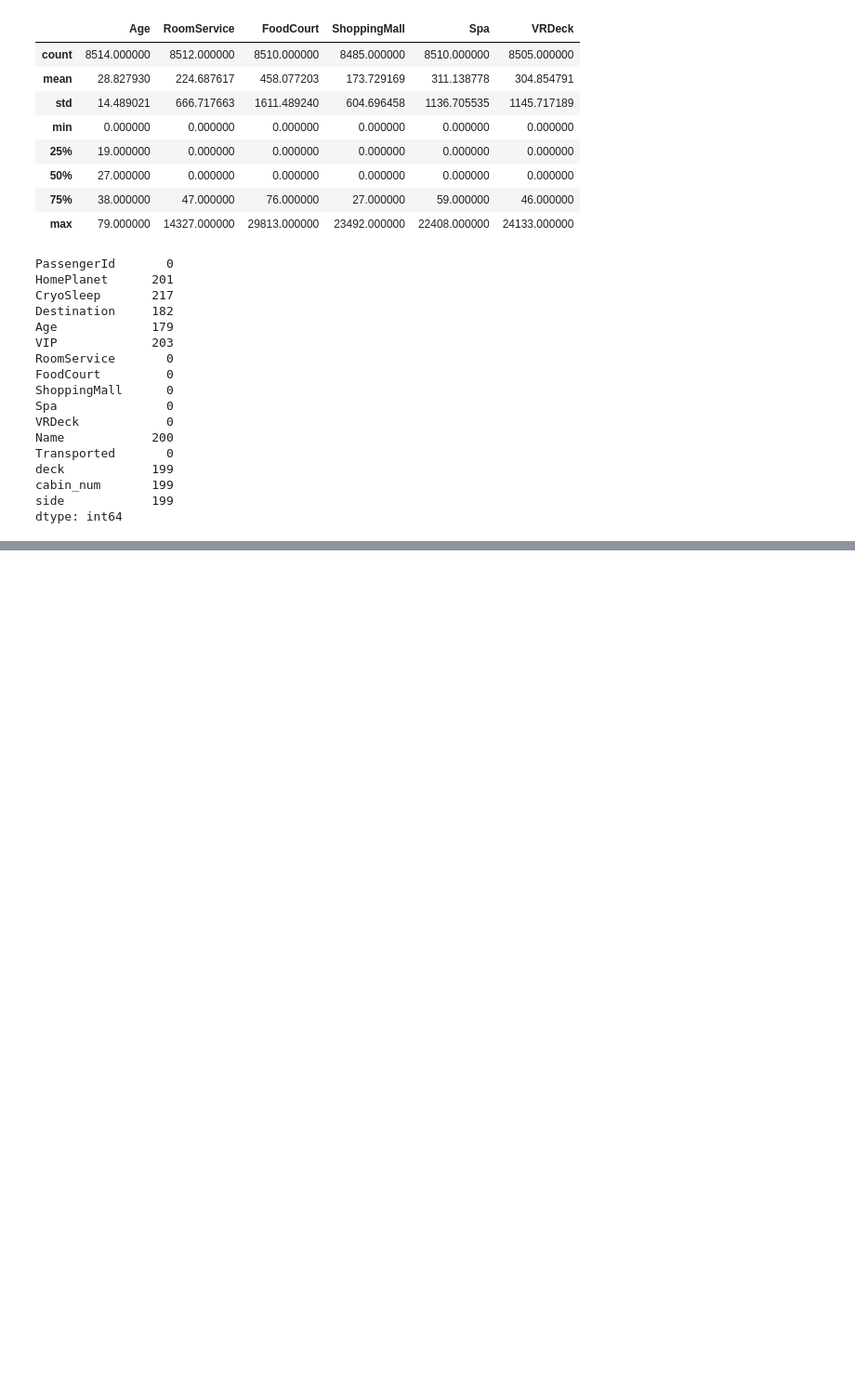
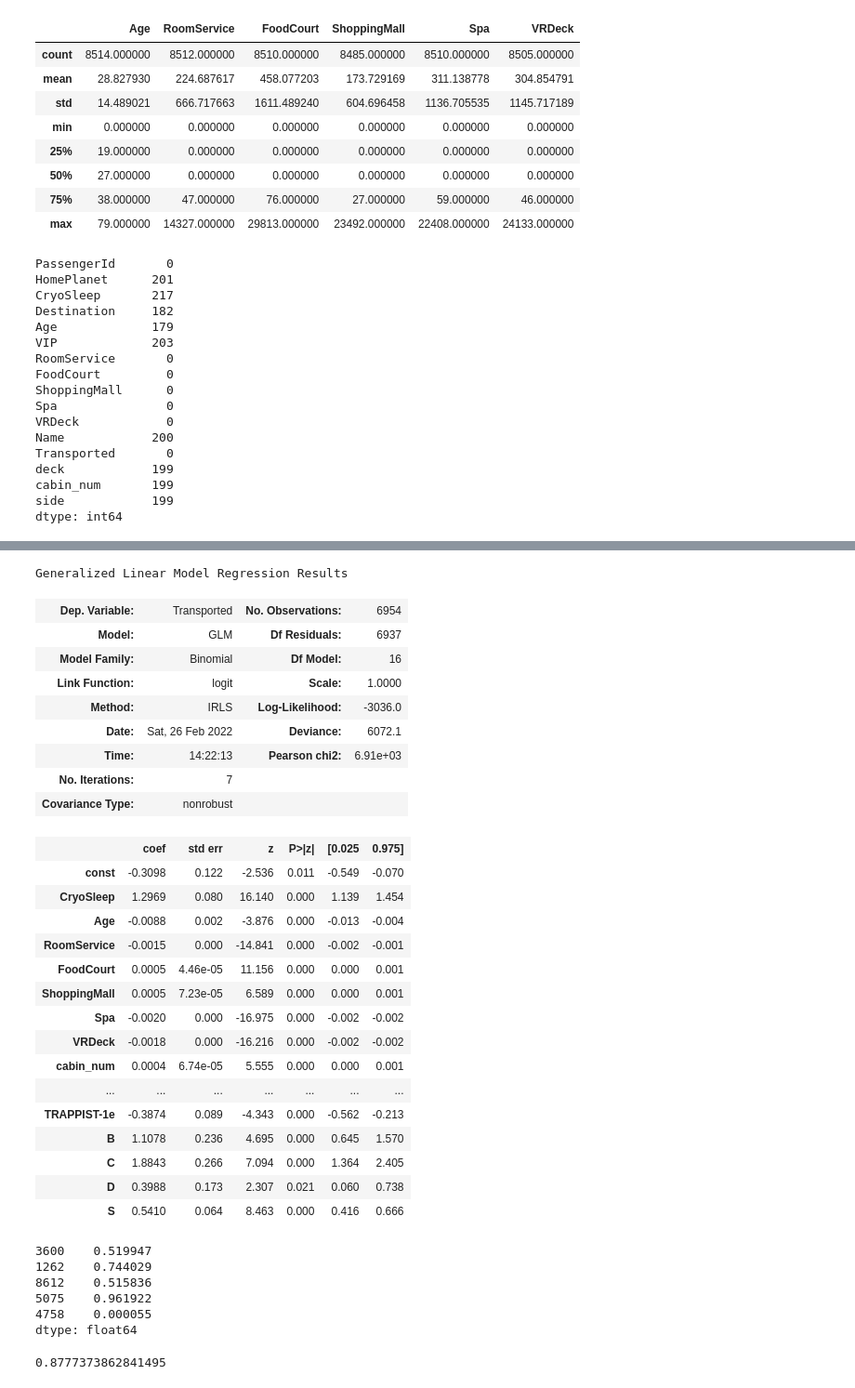
Before and after one commit to Vishu-Gupta/MLProjects, a Jupyter notebook: 01 Kaggle Projects/04 Spaceship_Titanic/Main.ipynb, the cells around one changed output, grey strips where cells are left out. Shown at 93% size. Cells and saved outputs as stored; diff of their text form; code cells hidden in the pictures; blank space fills up the shorter version.

```diff
--- a/01 Kaggle Projects/04 Spaceship_Titanic/Main.ipynb
+++ b/01 Kaggle Projects/04 Spaceship_Titanic/Main.ipynb
@@ -221,0 +501,39 @@ dtype: int64
+# %%
+features = list(X_train.columns)
+# %%
+features.remove('VIP')
+features.remove('E')
+features.remove('F')
+features.remove('G')
+features.remove('T')
+# %%
+model = sm.GLM(y_train,sm.add_constant(X_train[features]),family=sm.families.Binomial())
+results = model.fit()
+results.summary()
+# %% [output]
+Generalized Linear Model Regression Results
+| Dep. Variable: | Transported | No. Observations: | 6954 |
+| Model: | GLM | Df Residuals: | 6937 |
+| Model Family: | Binomial | Df Model: | 16 |
+| Link Function: | logit | Scale: | 1.0000 |
+| Method: | IRLS | Log-Likelihood: | -3036.0 |
+| Date: | Sat, 26 Feb 2022 | Deviance: | 6072.1 |
+| Time: | 14:22:13 | Pearson chi2: | 6.91e+03 |
+| No. Iterations: | 7 |  |  |
+| Covariance Type: | nonrobust |  |  |
+|  | coef | std err | z | P>|z| | [0.025 | 0.975] |
+| const | -0.3098 | 0.122 | -2.536 | 0.011 | -0.549 | -0.070 |
+| CryoSleep | 1.2969 | 0.080 | 16.140 | 0.000 | 1.139 | 1.454 |
+| Age | -0.0088 | 0.002 | -3.876 | 0.000 | -0.013 | -0.004 |
+| RoomService | -0.0015 | 0.000 | -14.841 | 0.000 | -0.002 | -0.001 |
+| FoodCourt | 0.0005 | 4.46e-05 | 11.156 | 0.000 | 0.000 | 0.001 |
+| ShoppingMall | 0.0005 | 7.23e-05 | 6.589 | 0.000 | 0.000 | 0.001 |
+| Spa | -0.0020 | 0.000 | -16.975 | 0.000 | -0.002 | -0.002 |
+| VRDeck | -0.0018 | 0.000 | -16.216 | 0.000 | -0.002 | -0.002 |
+| cabin_num | 0.0004 | 6.74e-05 | 5.555 | 0.000 | 0.000 | 0.001 |
+| ... | ... | ... | ... | ... | ... | ... |
+| TRAPPIST-1e | -0.3874 | 0.089 | -4.343 | 0.000 | -0.562 | -0.213 |
+| B | 1.1078 | 0.236 | 4.695 | 0.000 | 0.645 | 1.570 |
+| C | 1.8843 | 0.266 | 7.094 | 0.000 | 1.364 | 2.405 |
+| D | 0.3988 | 0.173 | 2.307 | 0.021 | 0.060 | 0.738 |
+| S | 0.5410 | 0.064 | 8.463 | 0.000 | 0.416 | 0.666 |
@@ -221,0 +542,14 @@ dtype: int64
+# %%
+y_train_logreg_prob.head()
+# %% [output]
+3600    0.519947
+1262    0.744029
+8612    0.515836
+5075    0.961922
+4758    0.000055
+dtype: float64
+# %%
+from sklearn.metrics import confusion_matrix,accuracy_score,roc_auc_score,roc_curve
+print(roc_auc_score(y_train,y_train_logreg_prob))
+# %% [output]
+0.8777373862841495
```
Also changed, not shown: parts of 48 cells of this notebook.
